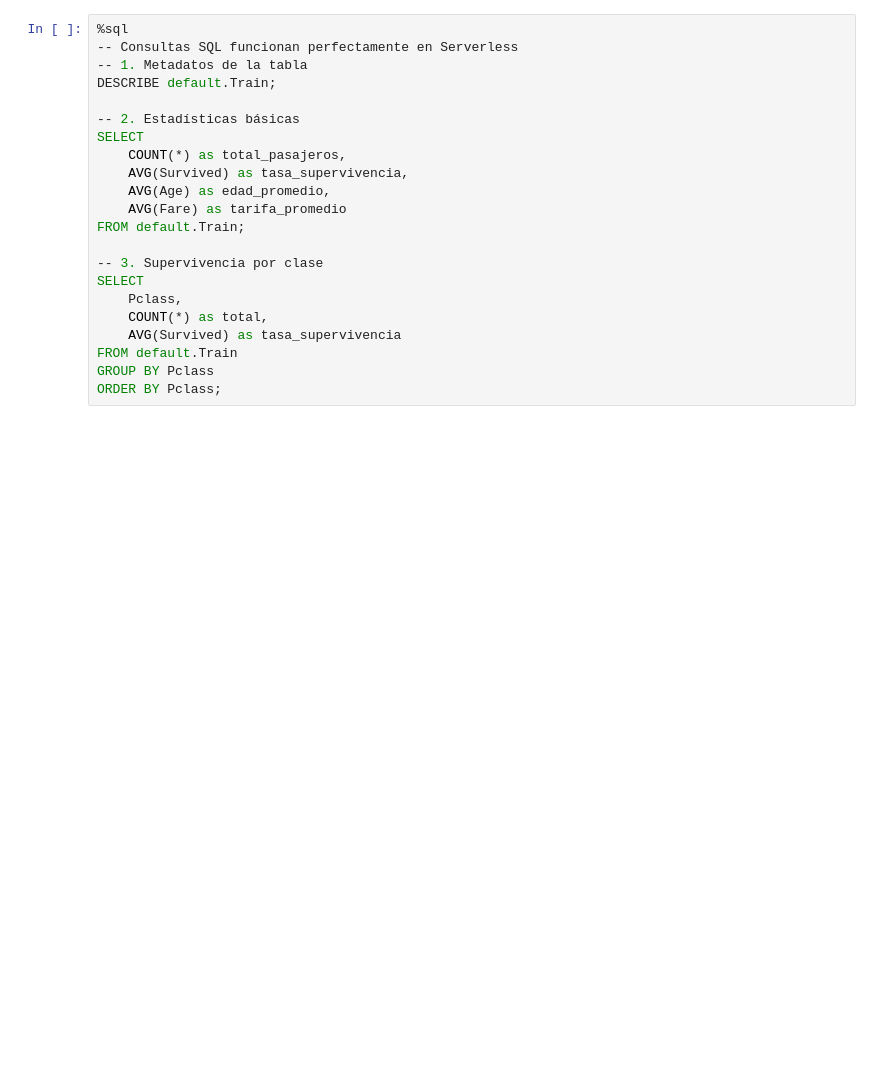
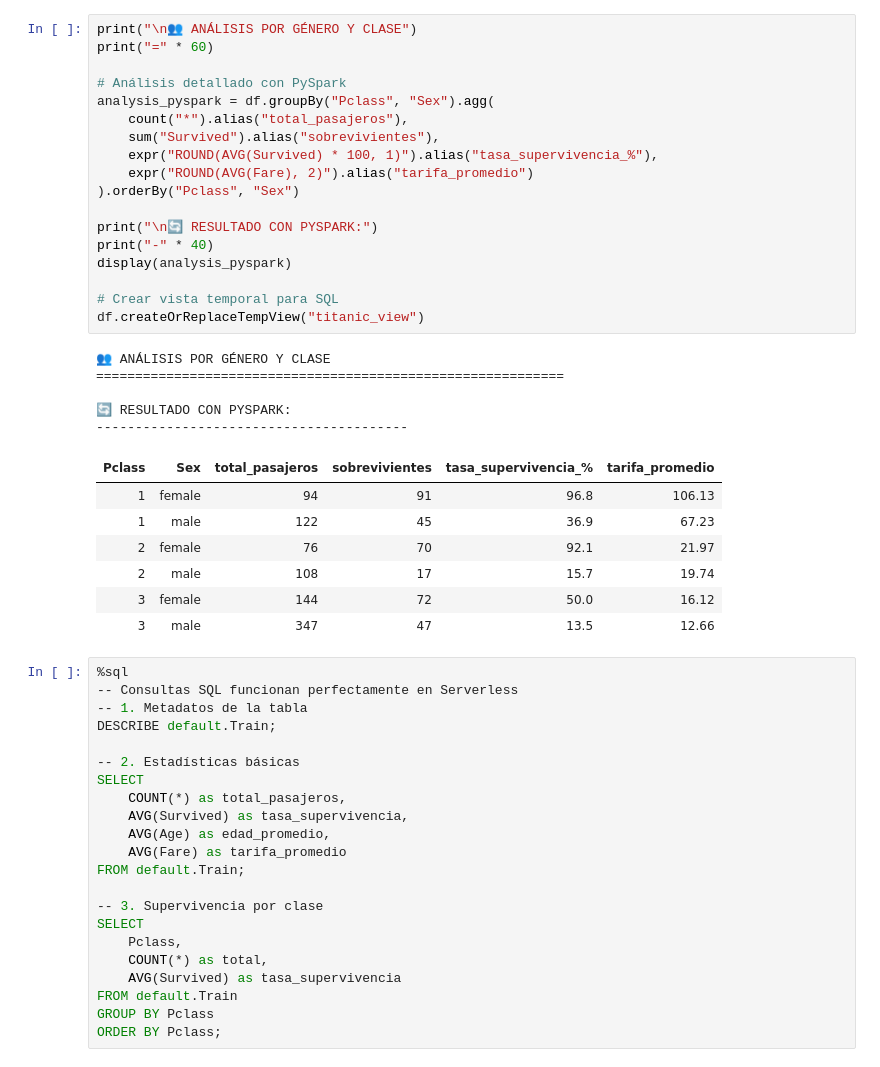
Before and after one commit to SantiagoMesa0911/Actividad_2, a Jupyter notebook: Actividad_2.ipynb, the cells around one changed output. Cells and saved outputs as stored; diff of their text form; blank space fills up the shorter version.

```diff
--- a/Actividad_2.ipynb
+++ b/Actividad_2.ipynb
@@ -170,3 +213,34 @@ Ahora puedes usar consultas SQL con: spark.sql('...') o %sql
+# %%
+print("\n👥 ANÁLISIS POR GÉNERO Y CLASE")
+print("=" * 60)
+
+# Análisis detallado con PySpark
+analysis_pyspark = df.groupBy("Pclass", "Sex").agg(
+    count("*").alias("total_pasajeros"),
+    sum("Survived").alias("sobrevivientes"),
+    expr("ROUND(AVG(Survived) * 100, 1)").alias("tasa_supervivencia_%"),
+    expr("ROUND(AVG(Fare), 2)").alias("tarifa_promedio")
+).orderBy("Pclass", "Sex")
+
+print("\n🔄 RESULTADO CON PYSPARK:")
+print("-" * 40)
+display(analysis_pyspark)
+
+# Crear vista temporal para SQL
+df.createOrReplaceTempView("titanic_view")
+# %% [output]
+👥 ANÁLISIS POR GÉNERO Y CLASE
+============================================================
+
+🔄 RESULTADO CON PYSPARK:
+----------------------------------------
+| Pclass | Sex | total_pasajeros | sobrevivientes | tasa_supervivencia_% | tarifa_promedio |
+| 1 | female | 94 | 91 | 96.8 | 106.13 |
+| 1 | male | 122 | 45 | 36.9 | 67.23 |
+| 2 | female | 76 | 70 | 92.1 | 21.97 |
+| 2 | male | 108 | 17 | 15.7 | 19.74 |
+| 3 | female | 144 | 72 | 50.0 | 16.12 |
+| 3 | male | 347 | 47 | 13.5 | 12.66 |
 # %%
 %sql
 -- Consultas SQL funcionan perfectamente en Serverless
```
Also changed, not shown: parts of 10 cells of this notebook.
